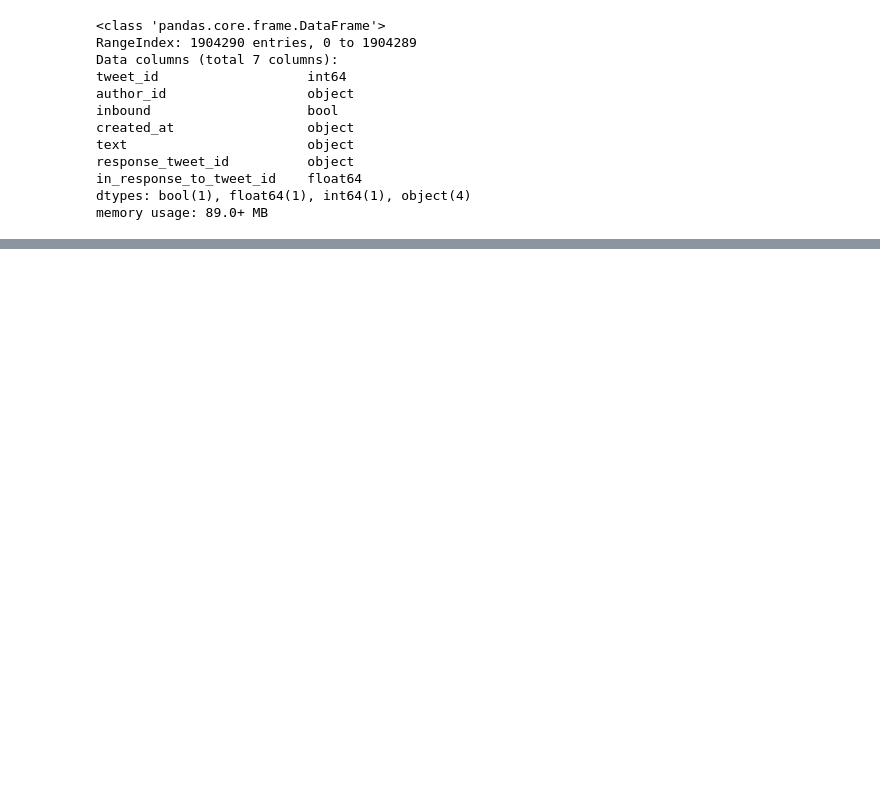
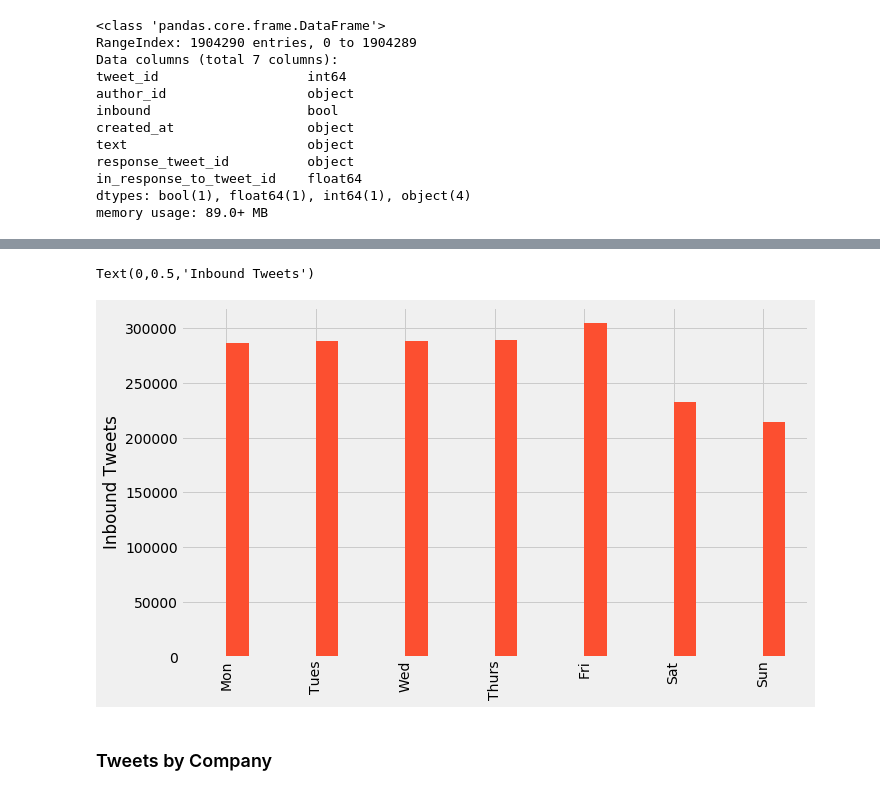
Before and after one commit to xvila/Twitter-Customer-Support-Exploration, a Jupyter notebook: notebooks/data_processing.ipynb, the cells around one changed output, grey strips where cells are left out. Drawn from its saved outputs; the diff is of its cells as text; code cells hidden in the pictures; blank space fills up the shorter version.

```diff
--- a/notebooks/data_processing.ipynb
+++ b/notebooks/data_processing.ipynb
@@ -76,0 +139,15 @@ df.head()
+# %%
+df['day'] = df.date.dt.dayofweek
+# %%
+dayGroup = df.groupby('day').inbound.count().reset_index()
+# %%
+day_ticks = ['Mon','Tues','Wed','Thurs','Fri','Sat','Sun']
+dayGroup.plot(kind='bar',figsize=(10,6),legend=False)
+plt.xticks(range(7),day_ticks)
+#plt.xlabel('Day')
+plt.ylabel('Inbound Tweets')
+# %% [output]
+Text(0,0.5,'Inbound Tweets')
+[figure, added]
+# %% [markdown]
+### Tweets by Company
```
Also changed, not shown: parts of 18 cells of this notebook.
